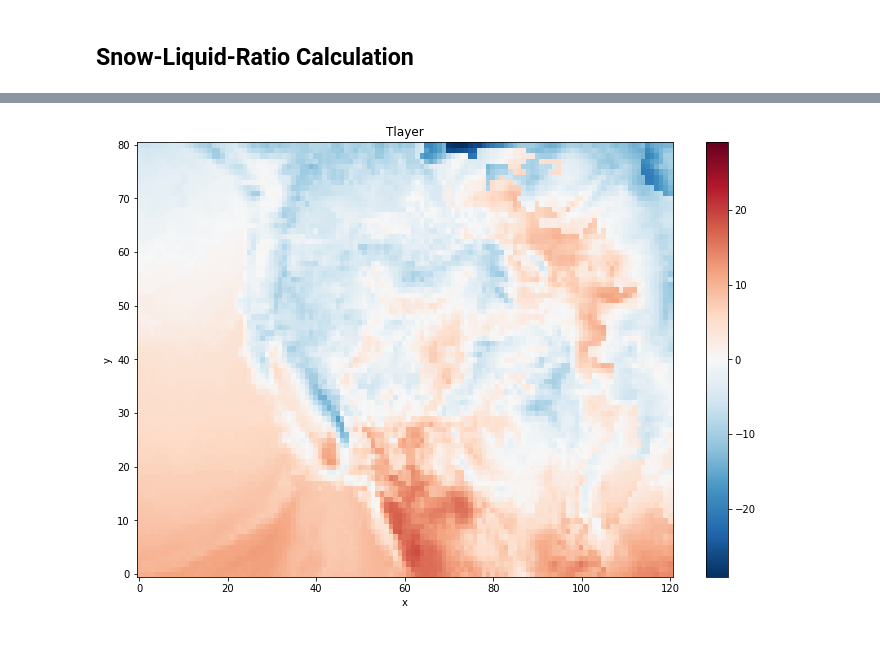
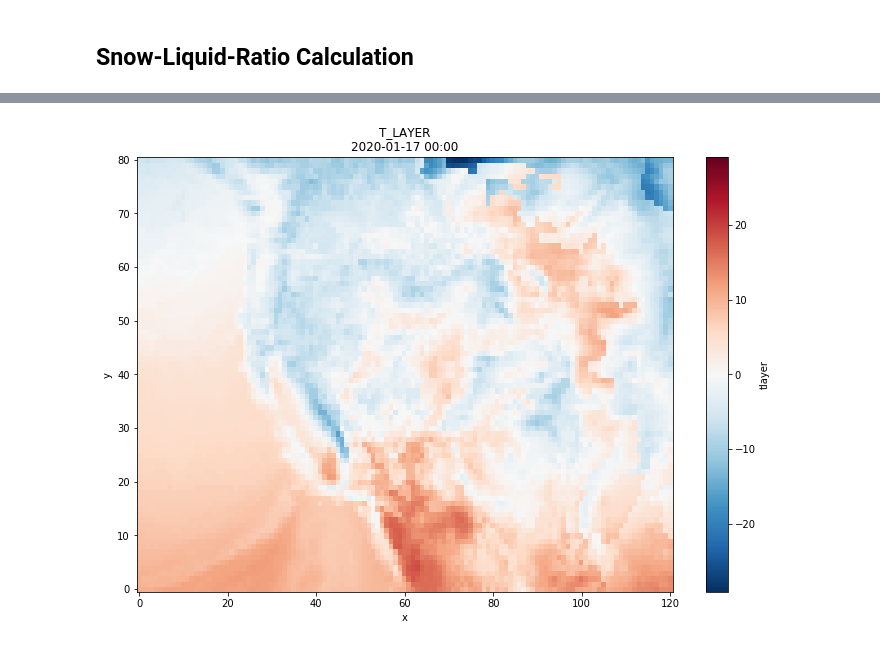
Before and after one commit to m-wessler/snow-liquid-ratio, a Jupyter notebook: WPC/SLRfuncs_UUtah2019_WPC.ipynb, the cells around one changed output, grey strips where cells are left out. Drawn from its saved outputs; the diff is of its cells as text; code cells hidden in the pictures.

```diff
--- a/WPC/SLRfuncs_UUtah2019_WPC.ipynb
+++ b/WPC/SLRfuncs_UUtah2019_WPC.ipynb
@@ -18,7 +20,7 @@ Data may come from grib or any other format, but must conform to this structure
 Note the QPF in this sample dataset is a 3-hourly accumulation (APCP) to conform with other 3-hourly variables.<br>
 Model orography (orog) can and likely should be replaced with a higher resolution Digital Elevation Model (DEM).
 # %%
-data = xr.open_dataset('./GFS_0p25_2020011500.sample.nc').load()
+data = xr.open_dataset('./GFS_0p25_2020011500.sample.nc')
 data
 # %% [output]
 <xarray.Dataset>
@@ -201,27 +203,27 @@ def calc_tlayer(t, gh, orog):
 # %% [markdown]
 ## Snow-Liquid-Ratio Calculation
 # %%
-def calc_slr(tlayer, wbzh, orog):
+def calc_snow_ratio(tlayer, wbzh, orog):
 
     '''
     Function to calculate the relevant layer temperature
-    as predictor for curve fit snow-liquid-ratio calculation
+    as predictor for curve fit snow-liquid-ratio (SLR) calculation
     based on Alcott and Steenburgh (2010) Stepwise Multiple
     Linear Regression based SLR algorithm
 
     Input arrays are assumed as xarray with minimum of numeric 'level' coordinate
 
     Parameters:
-        tlayer : array_like
+        tlayer : xr.DataArray
             1-D (vertical) or n-D array of relevant layer temperature (C)
             predictor for SLR curve fit
 
-        wbzh : array_like
+        wbzh : xr.DataArray
             1-D (vertical) or n-D array of the height of
             the wet bulb zero parameter (m)
 
         orog : array_like
-            Scalar or n-D array of surface elevation (m)
+            Scalar or xr.DataArray of surface elevation (m)
             Suggest using model orography at native resolution or
             DEM for upsampled/downscaled grids
 
@@ -263,0 +263,12 @@ i = 16
+# %%
+# Height of the Wet Bulb Zero
+data['wbzh'] = calc_wet_bulb_zero_height(data['tw'], data['gh'], data['orog'])
+
+# Predictor Layer Temperature
+data['tlayer'] = calc_layer_temp(data['t'], data['gh'], data['orog'])
+
+# Snow-to-Liquid Ratio
+data['slr'] = calc_snow_ratio(data['tlayer'], data['wbzh'], data['orog'])
+
+# Quantitative Snowfall Forecast (QPF * SLR)
+data['qsf'] = data['qpf'] * data['slr']
@@ -263,0 +290,10 @@ i = 16
+# %%
+# Select a sample, verified file produced operationally on weather.utah.edu
+verif = xr.open_dataset('GFSDS_20200115_0000_048.sample.nc')
+verif_time = to_datetime(verif.time.values).strftime('%Y-%m-%d %H:%M')
+
+idata = data.sel(time=verif_time)
+time = to_datetime(idata.time.values).strftime('%Y-%m-%d %H:%M')
+
+# Check for time match
+print('fx: %s\nvx: %s'%(time, verif_time))
@@ -285,9 +310,7 @@ Searching for WBZ between 550 and 500 hPa
 # %%
-tlayer = calc_tlayer(data['t'], data['gh'], data['orog'])
-
 fig, ax = plt.subplots(1, figsize=(12, 8), facecolor='w')
-tlayer.isel(time=i).plot(ax=ax)
-ax.set_title('Tlayer')
+idata['tlayer'].plot(ax=ax)
+ax.set_title('T_LAYER\n%s'%time)
 plt.show()
 # %% [output]
-[figure, old version]
+[figure, new version]
```
Also changed, not shown: parts of 14 cells of this notebook.
